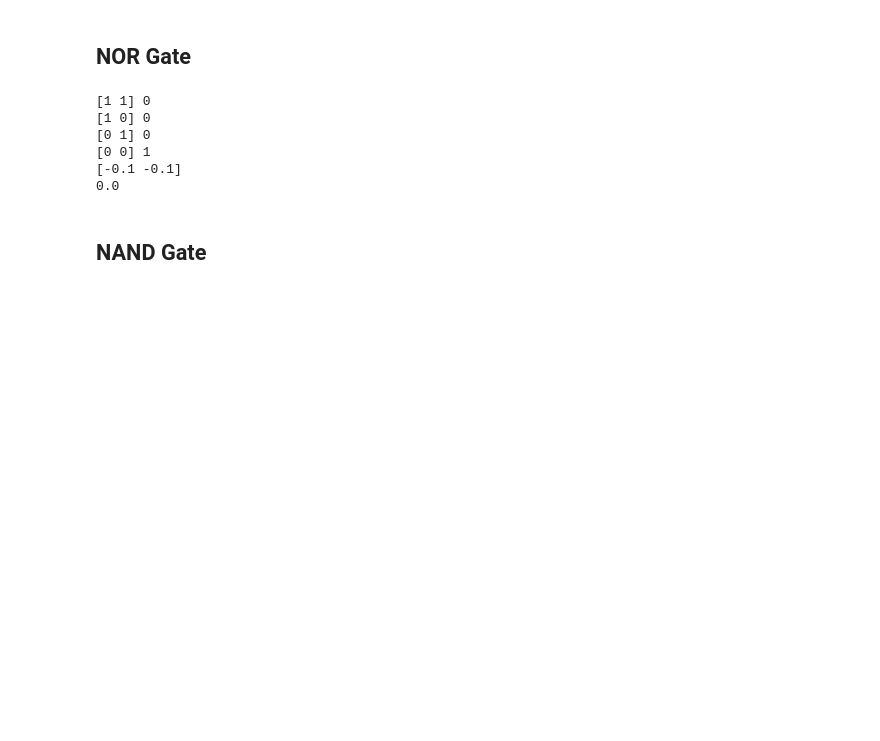
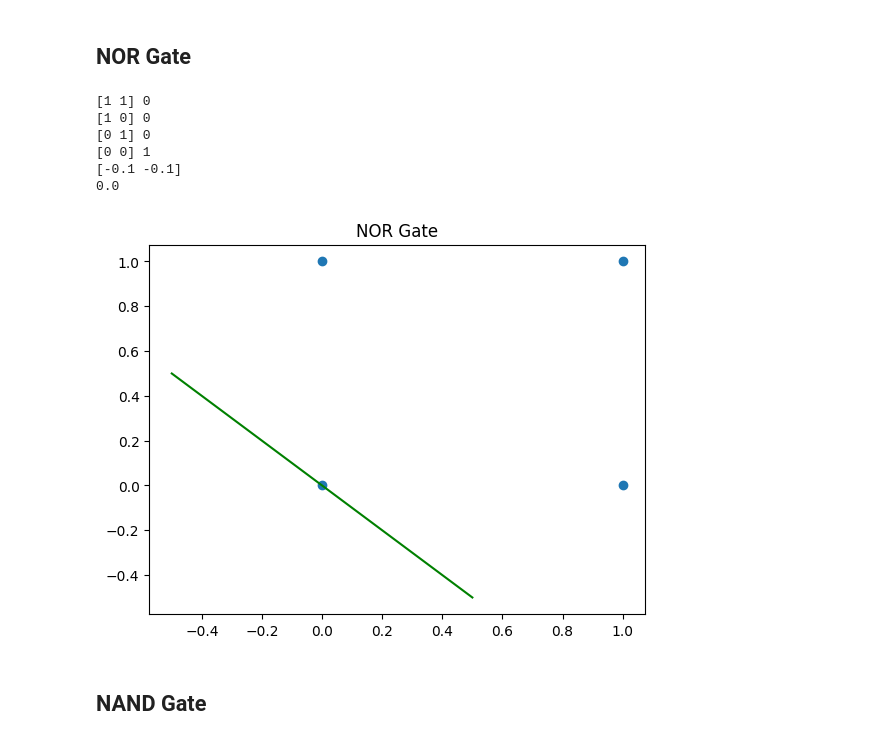
Before and after one commit to Programmer-Bose/Computational_Intelligence, a Jupyter notebook: Perceptron/test.ipynb, the cells around one changed output. Drawn from its saved outputs; the diff is of its cells as text; code cells hidden in the pictures; blank space fills up the shorter version.

```diff
--- a/Perceptron/test.ipynb
+++ b/Perceptron/test.ipynb
@@ -67,6 +84,14 @@ print(pt_NOR.bias)
 [0 0] 1
 [-0.1 -0.1]
 0.0
+# %%
+plt.scatter(np.hsplit(X,2)[0],np.hsplit(X,2)[1])
+x_ = np.linspace(-0.5, 0.5, 5)
+plt.title('NOR Gate')
+plt.plot(x_,-(pt_NOR.bias + pt_NOR.weights[0]*x_)/(pt_NOR.weights[0]),'-g')
+plt.show()
+# %% [output]
+[figure, added]
 # %% [markdown]
 <h2> NAND Gate
 # %%
```
Also changed, not shown: parts of 4 cells of this notebook, 1 other file.
